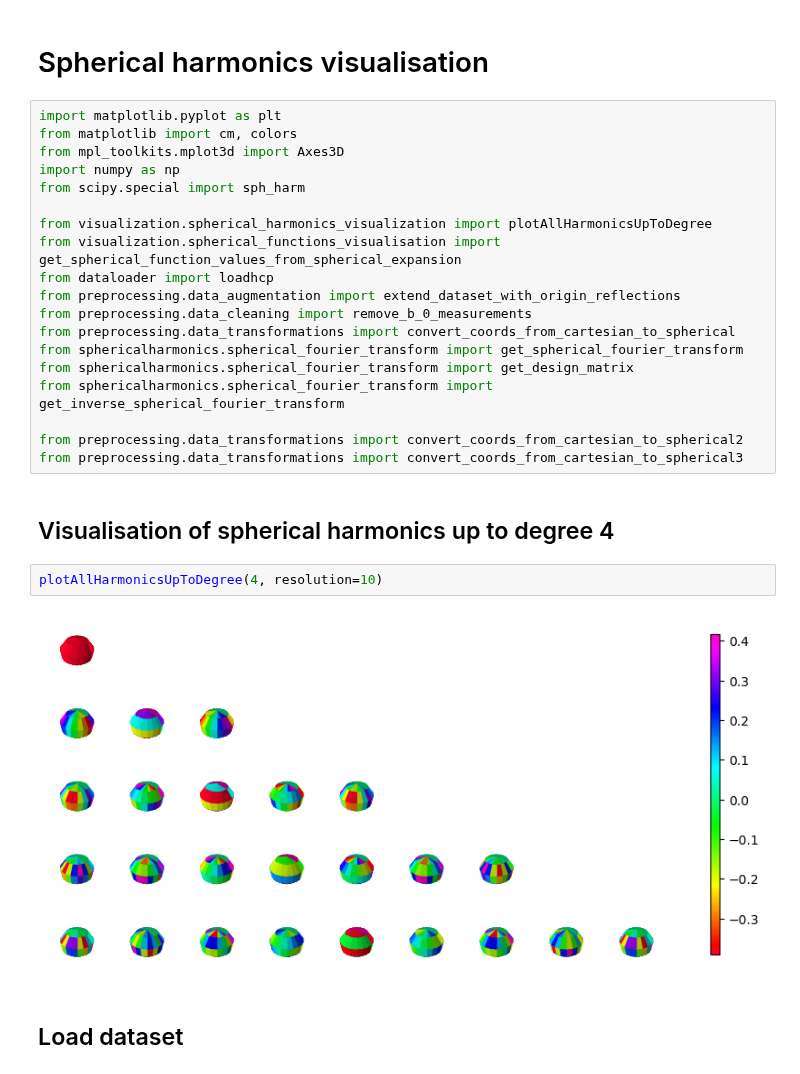
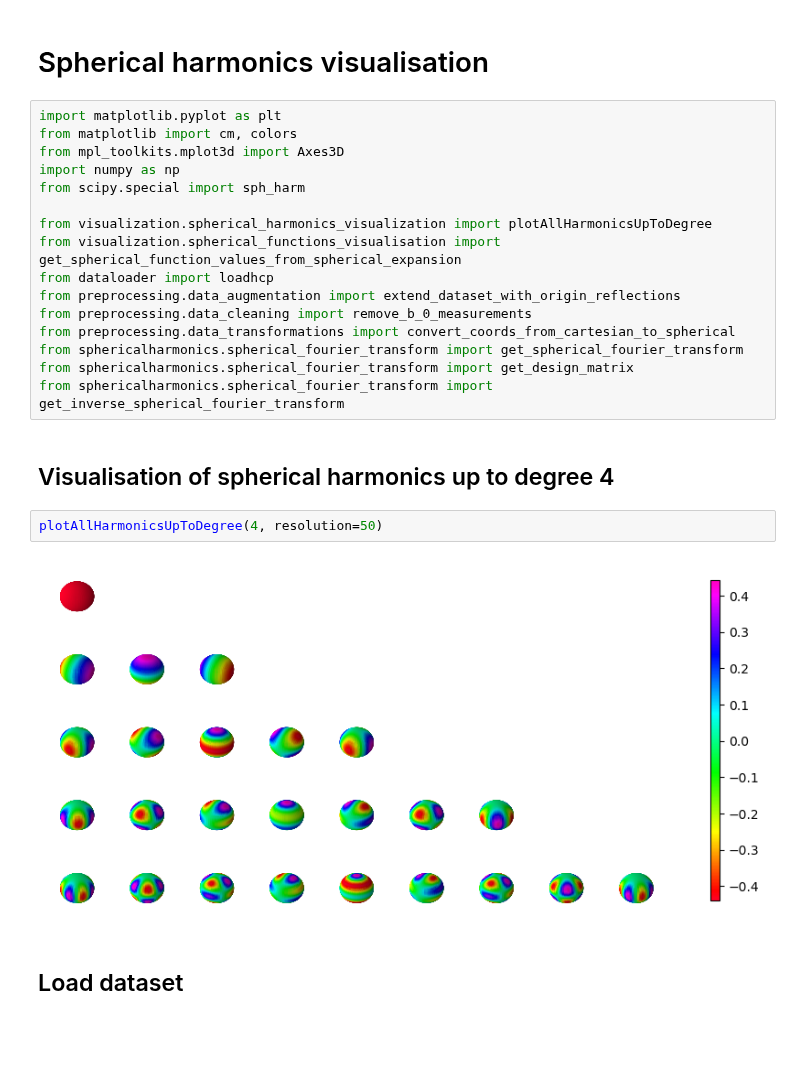
Before and after one commit to AlesRessler/AlesMScProject, a Jupyter notebook: 05 Spherical harmonics visualisation.ipynb, the cells around one changed output. Drawn from its saved outputs; the diff is of its cells as text; blank space fills up the shorter version.

Commit message:
Visualisation notebook part 6

```diff
--- a/05 Spherical harmonics visualisation.ipynb
+++ b/05 Spherical harmonics visualisation.ipynb
@@ -16,15 +16,12 @@ from preprocessing.data_transformations import convert_coords_from_cartesian_to_
 from sphericalharmonics.spherical_fourier_transform import get_spherical_fourier_transform
 from sphericalharmonics.spherical_fourier_transform import get_design_matrix
 from sphericalharmonics.spherical_fourier_transform import get_inverse_spherical_fourier_transform
-
-from preprocessing.data_transformations import convert_coords_from_cartesian_to_spherical2
-from preprocessing.data_transformations import convert_coords_from_cartesian_to_spherical3
 # %% [markdown]
 ## Visualisation of spherical harmonics up to degree 4
 # %%
-plotAllHarmonicsUpToDegree(4, resolution=10)
+plotAllHarmonicsUpToDegree(4, resolution=50)
 # %% [output]
-[figure, old version]
+[figure, new version]
 # %% [markdown]
 ## Load dataset
 # %%
```
Also changed, not shown: parts of 2 cells of this notebook, 3 other files.
